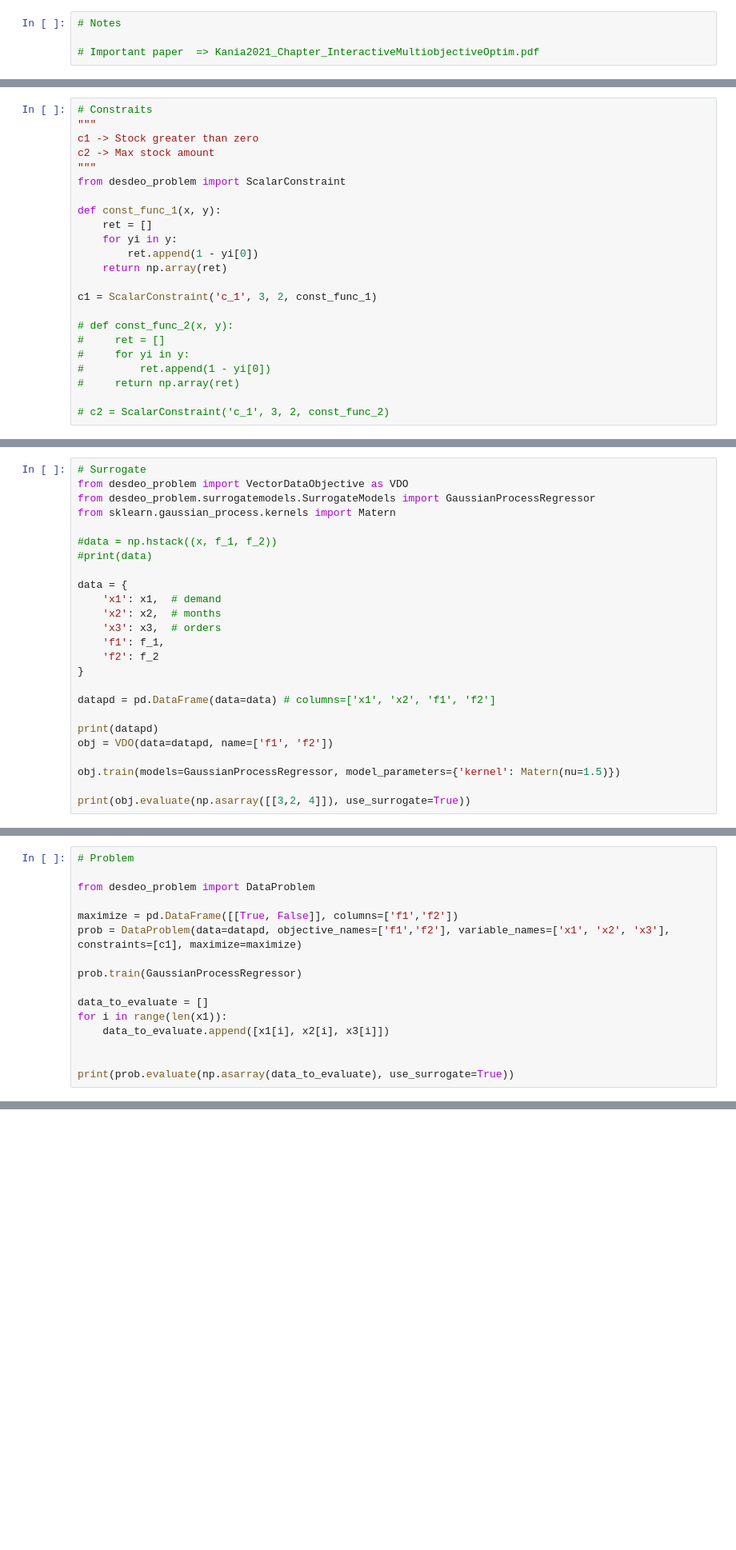
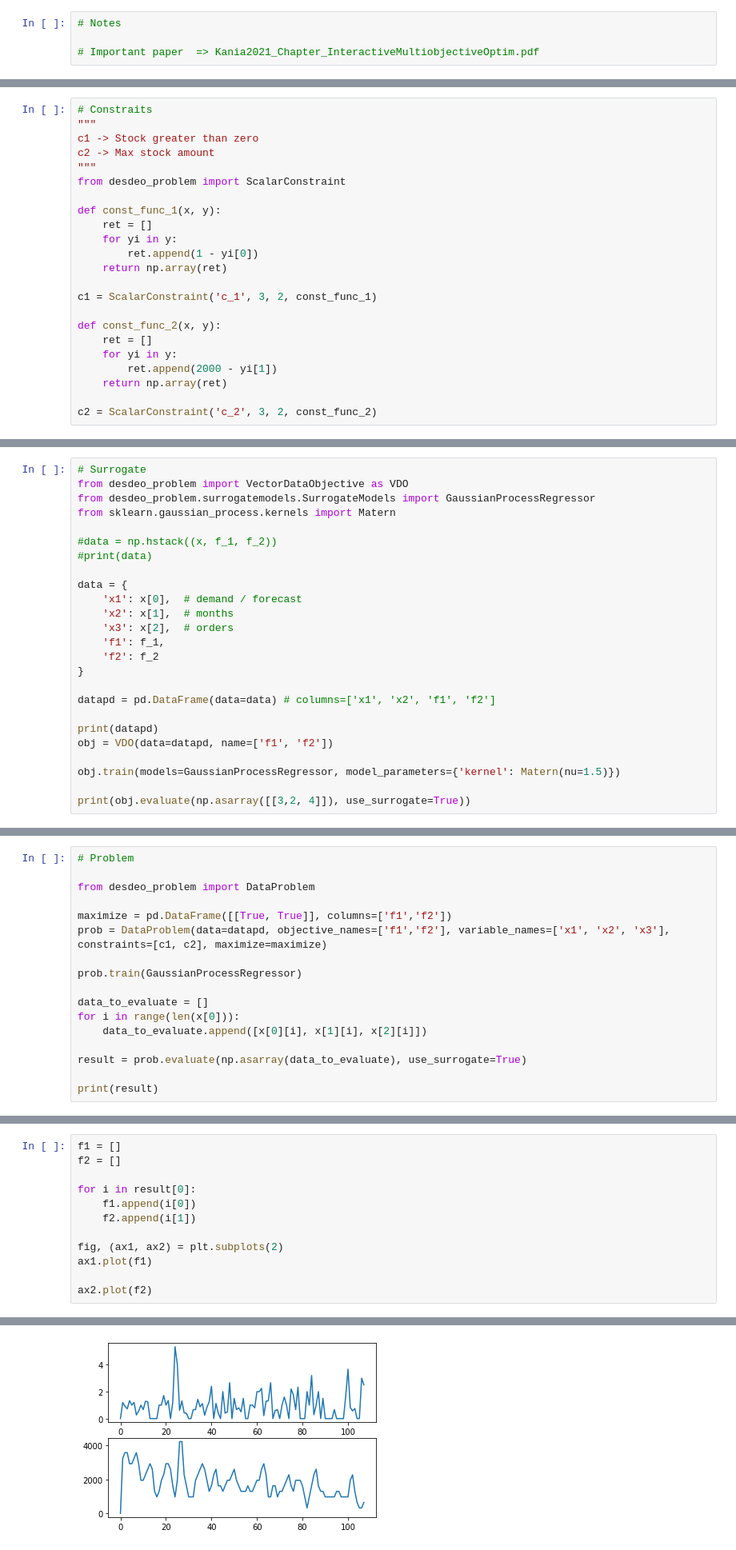
Before and after one commit to trueaddict/ties5830, a Jupyter notebook: project/project.ipynb, the cells around one changed output, grey strips where cells are left out. Shown: that part at 80% size. Saved outputs shown, nothing was run; the diff lists cells and outputs as text; blank space fills up the shorter version.

```diff
--- a/project/project.ipynb
+++ b/project/project.ipynb
@@ -116,13 +144,13 @@ def const_func_1(x, y):
 
 c1 = ScalarConstraint('c_1', 3, 2, const_func_1)
 
-# def const_func_2(x, y):
-#     ret = []
-#     for yi in y:
-#         ret.append(1 - yi[0])
-#     return np.array(ret)
+def const_func_2(x, y):
+    ret = []
+    for yi in y:
+        ret.append(2000 - yi[1])
+    return np.array(ret)
 
-# c2 = ScalarConstraint('c_1', 3, 2, const_func_2)
+c2 = ScalarConstraint('c_2', 3, 2, const_func_2)
 # %%
 
 # Safety stock
@@ -152,9 +180,9 @@ from sklearn.gaussian_process.kernels import Matern
 #print(data)
 
 data = {
-    'x1': x1,  # demand
-    'x2': x2,  # months
-    'x3': x3,  # orders
+    'x1': x[0],  # demand / forecast
+    'x2': x[1],  # months
+    'x3': x[2],  # orders
     'f1': f_1,
     'f2': f_2
 }
@@ -195,17 +218,18 @@ Increase the number of iterations (max_iter) or scale the data as shown in:
 
 from desdeo_problem import DataProblem
 
-maximize = pd.DataFrame([[True, False]], columns=['f1','f2'])
-prob = DataProblem(data=datapd, objective_names=['f1','f2'], variable_names=['x1', 'x2', 'x3'], constraints=[c1], maximize=maximize)
+maximize = pd.DataFrame([[True, True]], columns=['f1','f2'])
+prob = DataProblem(data=datapd, objective_names=['f1','f2'], variable_names=['x1', 'x2', 'x3'], constraints=[c1, c2], maximize=maximize)
 
 prob.train(GaussianProcessRegressor)
 
 data_to_evaluate = []
-for i in range(len(x1)):
-    data_to_evaluate.append([x1[i], x2[i], x3[i]])
+for i in range(len(x[0])):
+    data_to_evaluate.append([x[0][i], x[1][i], x[2][i]])
 
+result = prob.evaluate(np.asarray(data_to_evaluate), use_surrogate=True)
 
-print(prob.evaluate(np.asarray(data_to_evaluate), use_surrogate=True))
+print(result)
 # %% [output]
 Evaluation Results Object
 Objective values are:
@@ -226 +250,14 @@ Objective values are:
  [1.00000060e-05 1.00000060e-05]]
+# %%
+f1 = []
+f2 = []
+
+for i in result[0]:
+    f1.append(i[0])
+    f2.append(i[1])
+
+fig, (ax1, ax2) = plt.subplots(2)
+ax1.plot(f1)
+
+ax2.plot(f2)
+# %% [output]
@@ -226,0 +265 @@ Objective values are:
+[figure, added]
```
Also changed, not shown: parts of 9 cells of this notebook.
